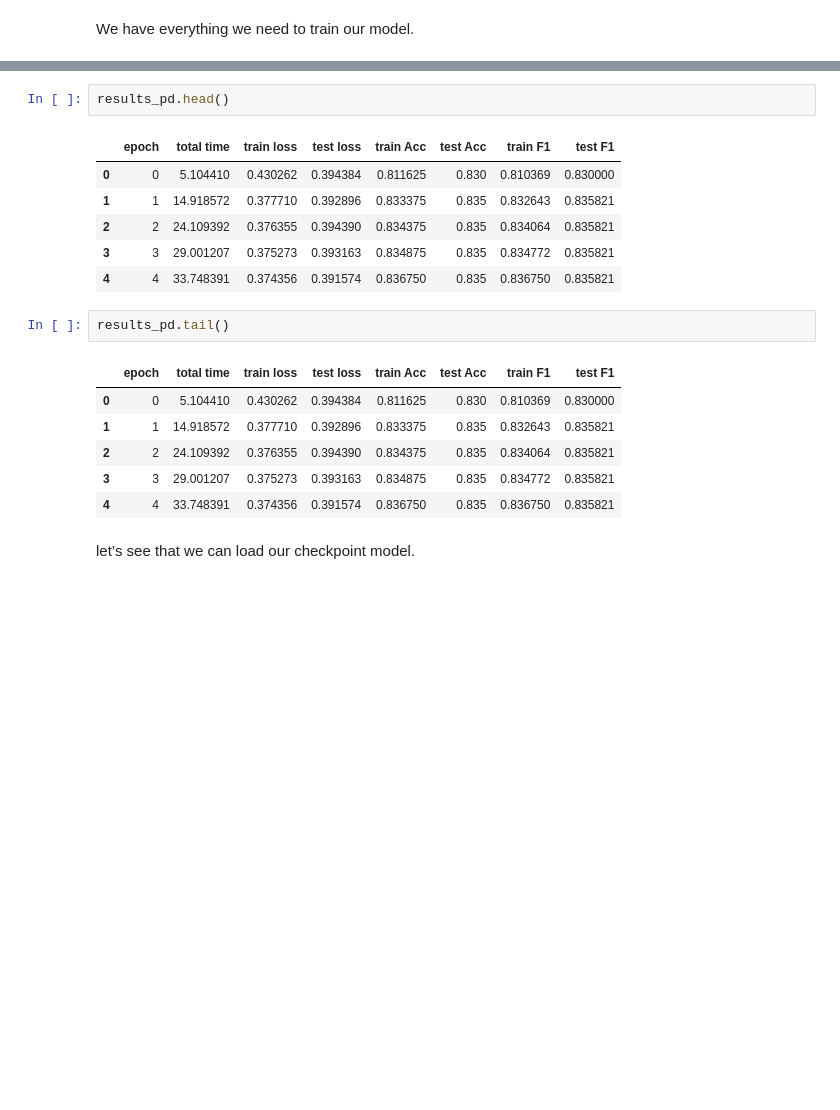
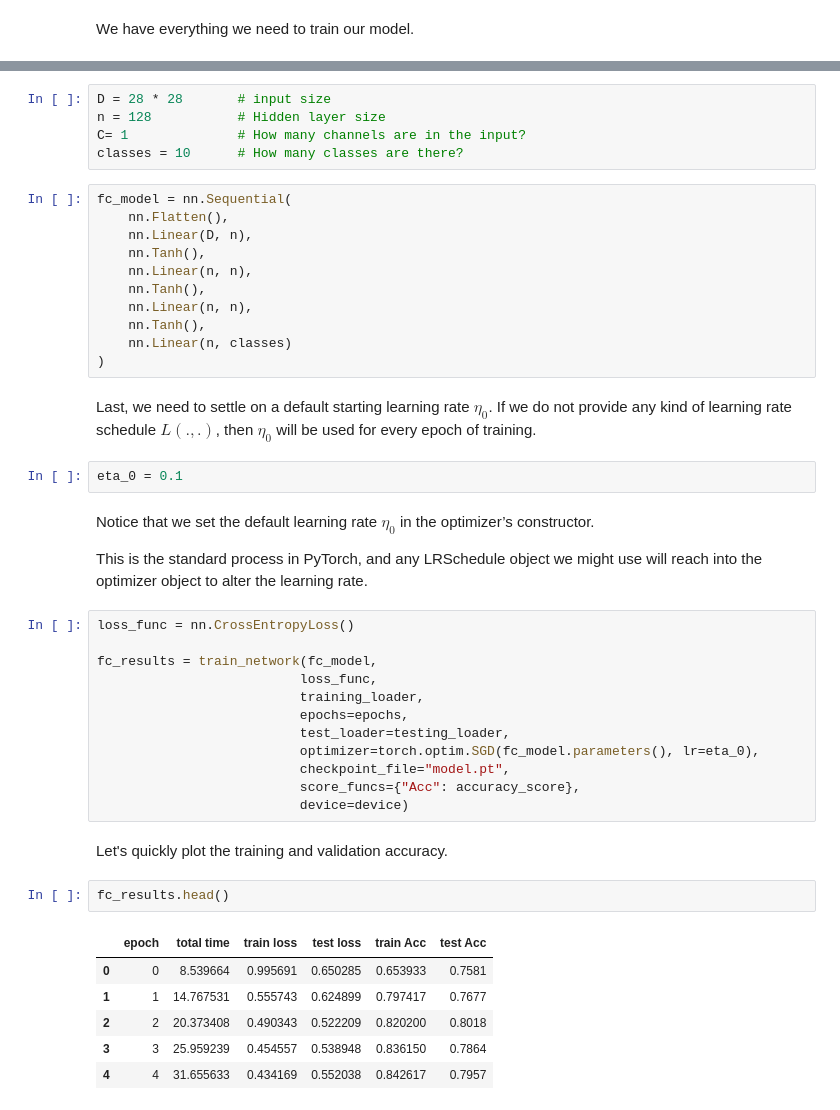
Before and after one commit to rahiakela/deep-learning-research-and-practice, a Jupyter notebook: inside-deep-learing/05-modern-training-techniques/01_training_model_with_optimizers_and_schedulers.ipynb, the cells around one changed output, grey strips where cells are left out. Drawn from its saved outputs; the diff is of its cells as text; blank space fills up the shorter version.

```diff
--- a/inside-deep-learing/05-modern-training-techniques/01_training_model_with_optimizers_and_schedulers.ipynb
+++ b/inside-deep-learing/05-modern-training-techniques/01_training_model_with_optimizers_and_schedulers.ipynb
@@ -162,20 +195,50 @@ results_pd = train_network(model,
+# %%
+D = 28 * 28       # input size
+n = 128           # Hidden layer size
+C= 1              # How many channels are in the input?
+classes = 10      # How many classes are there?
+# %%
+fc_model = nn.Sequential(
+    nn.Flatten(),
+    nn.Linear(D, n),
+    nn.Tanh(),
+    nn.Linear(n, n),
+    nn.Tanh(),
+    nn.Linear(n, n),
+    nn.Tanh(),
+    nn.Linear(n, classes)
+)
+# %% [markdown]
+Last, we need to settle on a default starting learning rate $\eta_0$. If we do not provide any kind of learning rate schedule $L(., .)$, then $\eta_0$ will be used for every epoch of training.
+# %%
+eta_0 = 0.1
+# %% [markdown]
+Notice that we set the default learning rate $\eta_0$ in the optimizer’s
+constructor.
+
+This is the standard process in PyTorch, and any LRSchedule object we
+might use will reach into the optimizer object to alter the learning rate.
+# %%
+loss_func = nn.CrossEntropyLoss()
+
+fc_results = train_network(fc_model,
+                          loss_func,
+                          training_loader,
+                          epochs=epochs,
+                          test_loader=testing_loader,
+                          optimizer=torch.optim.SGD(fc_model.parameters(), lr=eta_0),
+                          checkpoint_file="model.pt",
+                          score_funcs={"Acc": accuracy_score},
+                          device=device)
+# %% [markdown]
+Let's quickly plot the training and validation
+accuracy.
 # %%
-results_pd.head()
+fc_results.head()
 # %% [output]
-|  | epoch | total time | train loss | test loss | train Acc | test Acc | train F1 | test F1 |
-| 0 | 0 | 5.104410 | 0.430262 | 0.394384 | 0.811625 | 0.830 | 0.810369 | 0.830000 |
-| 1 | 1 | 14.918572 | 0.377710 | 0.392896 | 0.833375 | 0.835 | 0.832643 | 0.835821 |
-| 2 | 2 | 24.109392 | 0.376355 | 0.394390 | 0.834375 | 0.835 | 0.834064 | 0.835821 |
-| 3 | 3 | 29.001207 | 0.375273 | 0.393163 | 0.834875 | 0.835 | 0.834772 | 0.835821 |
-| 4 | 4 | 33.748391 | 0.374356 | 0.391574 | 0.836750 | 0.835 | 0.836750 | 0.835821 |
+|  | epoch | total time | train loss | test loss | train Acc | test Acc |
+| 0 | 0 | 8.539664 | 0.995691 | 0.650285 | 0.653933 | 0.7581 |
+| 1 | 1 | 14.767531 | 0.555743 | 0.624899 | 0.797417 | 0.7677 |
+| 2 | 2 | 20.373408 | 0.490343 | 0.522209 | 0.820200 | 0.8018 |
+| 3 | 3 | 25.959239 | 0.454557 | 0.538948 | 0.836150 | 0.7864 |
+| 4 | 4 | 31.655633 | 0.434169 | 0.552038 | 0.842617 | 0.7957 |
-# %%
-results_pd.tail()
-# %% [output]
-|  | epoch | total time | train loss | test loss | train Acc | test Acc | train F1 | test F1 |
-| 0 | 0 | 5.104410 | 0.430262 | 0.394384 | 0.811625 | 0.830 | 0.810369 | 0.830000 |
-| 1 | 1 | 14.918572 | 0.377710 | 0.392896 | 0.833375 | 0.835 | 0.832643 | 0.835821 |
-| 2 | 2 | 24.109392 | 0.376355 | 0.394390 | 0.834375 | 0.835 | 0.834064 | 0.835821 |
-| 3 | 3 | 29.001207 | 0.375273 | 0.393163 | 0.834875 | 0.835 | 0.834772 | 0.835821 |
-| 4 | 4 | 33.748391 | 0.374356 | 0.391574 | 0.836750 | 0.835 | 0.836750 | 0.835821 |
-# %% [markdown]
-let’s see that we can load our checkpoint model.
```
Also changed, not shown: parts of 23 cells of this notebook.
